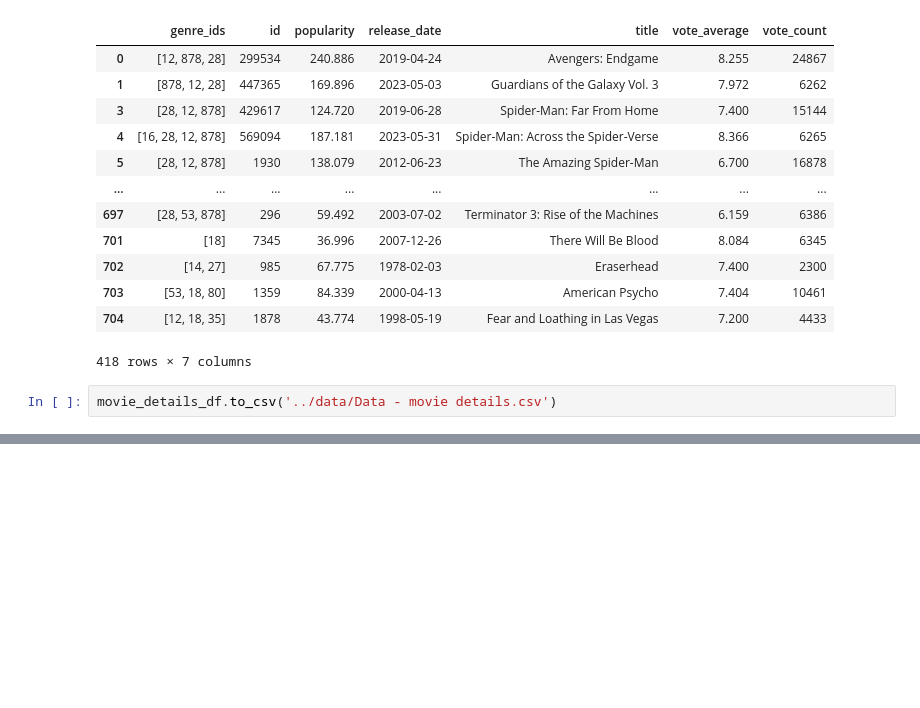
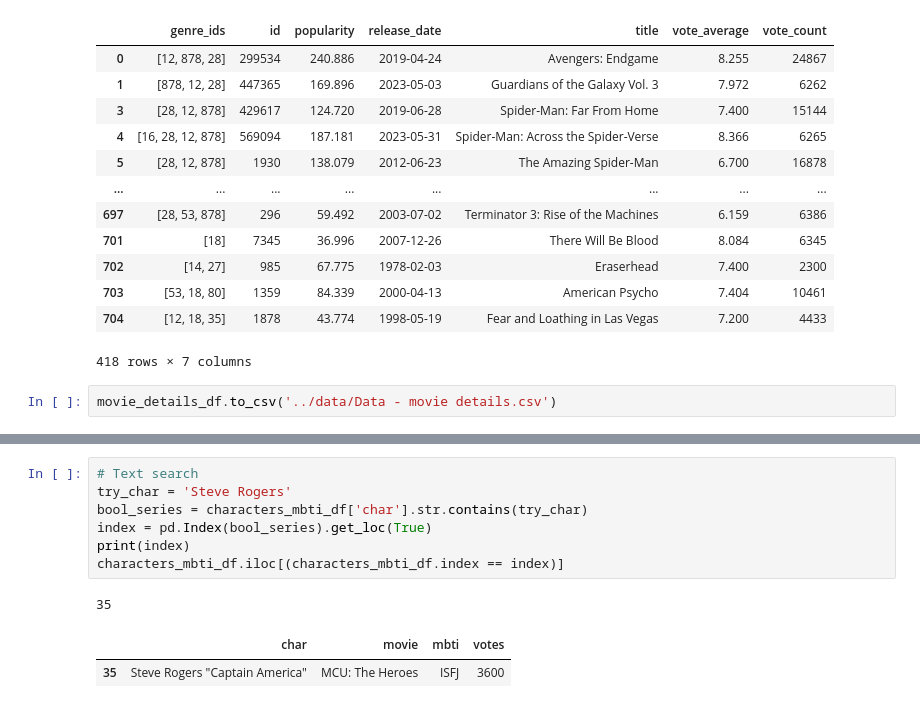
Before and after one commit to mlcuadra1/MBTI-movies-EDA, a Jupyter notebook: notebooks/Script 5 - TMDB-API.ipynb, the cells around one changed output, grey strips where cells are left out. Saved outputs shown, nothing was run; the diff lists cells and outputs as text; blank space fills up the shorter version.

```diff
--- a/notebooks/Script 5 - TMDB-API.ipynb
+++ b/notebooks/Script 5 - TMDB-API.ipynb
@@ -193,0 +227,11 @@ for movie_id in movie_id_list:
+# %%
+# Text search
+try_char = 'Steve Rogers'
+bool_series = characters_mbti_df['char'].str.contains(try_char)
+index = pd.Index(bool_series).get_loc(True)
+print(index)
+characters_mbti_df.iloc[(characters_mbti_df.index == index)]
+# %% [output]
+35
+|  | char | movie | mbti | votes |
+| 35 | Steve Rogers "Captain America" | MCU: The Heroes | ISFJ | 3600 |
```
Also changed, not shown: parts of 7 cells of this notebook.
